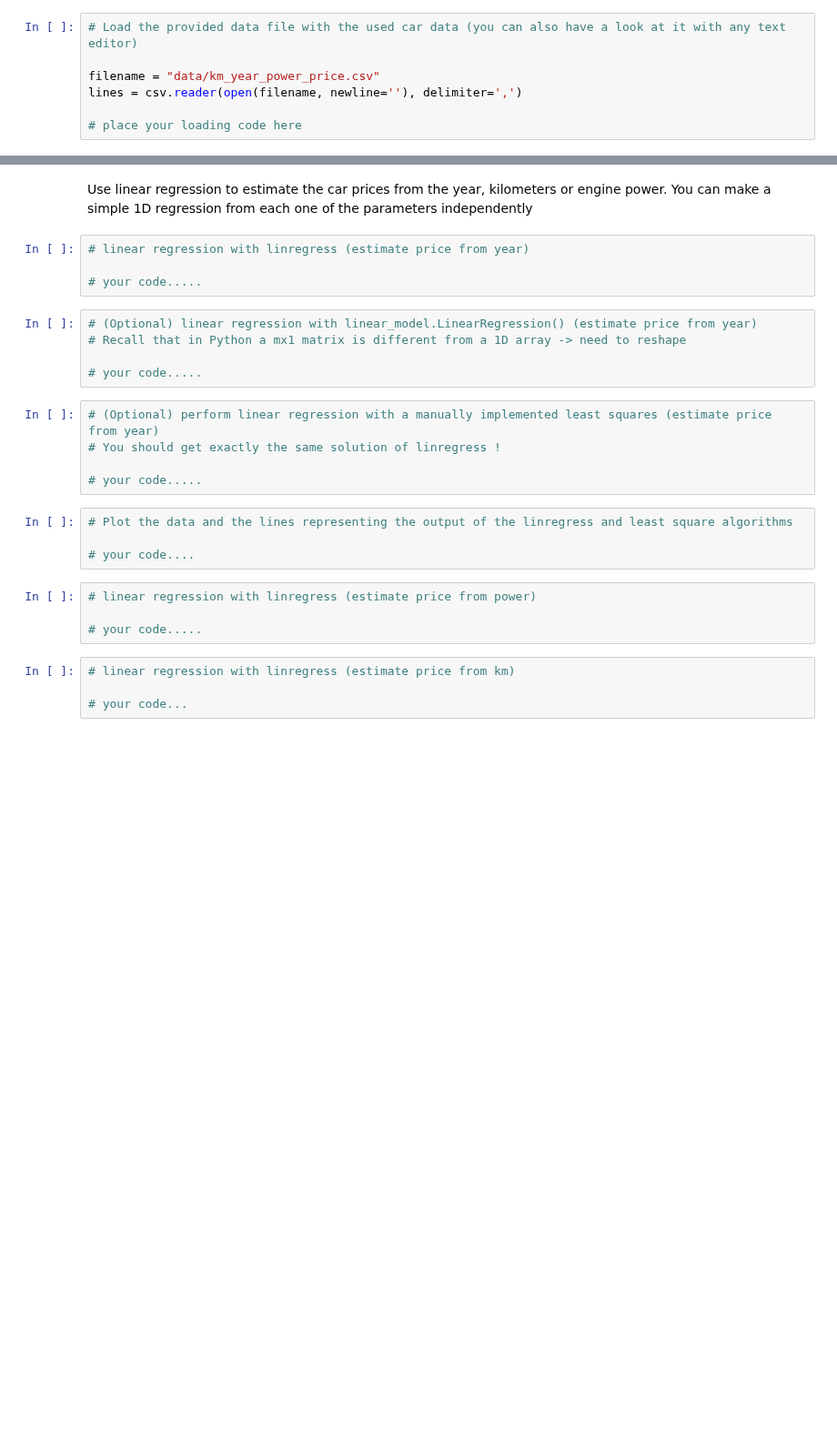
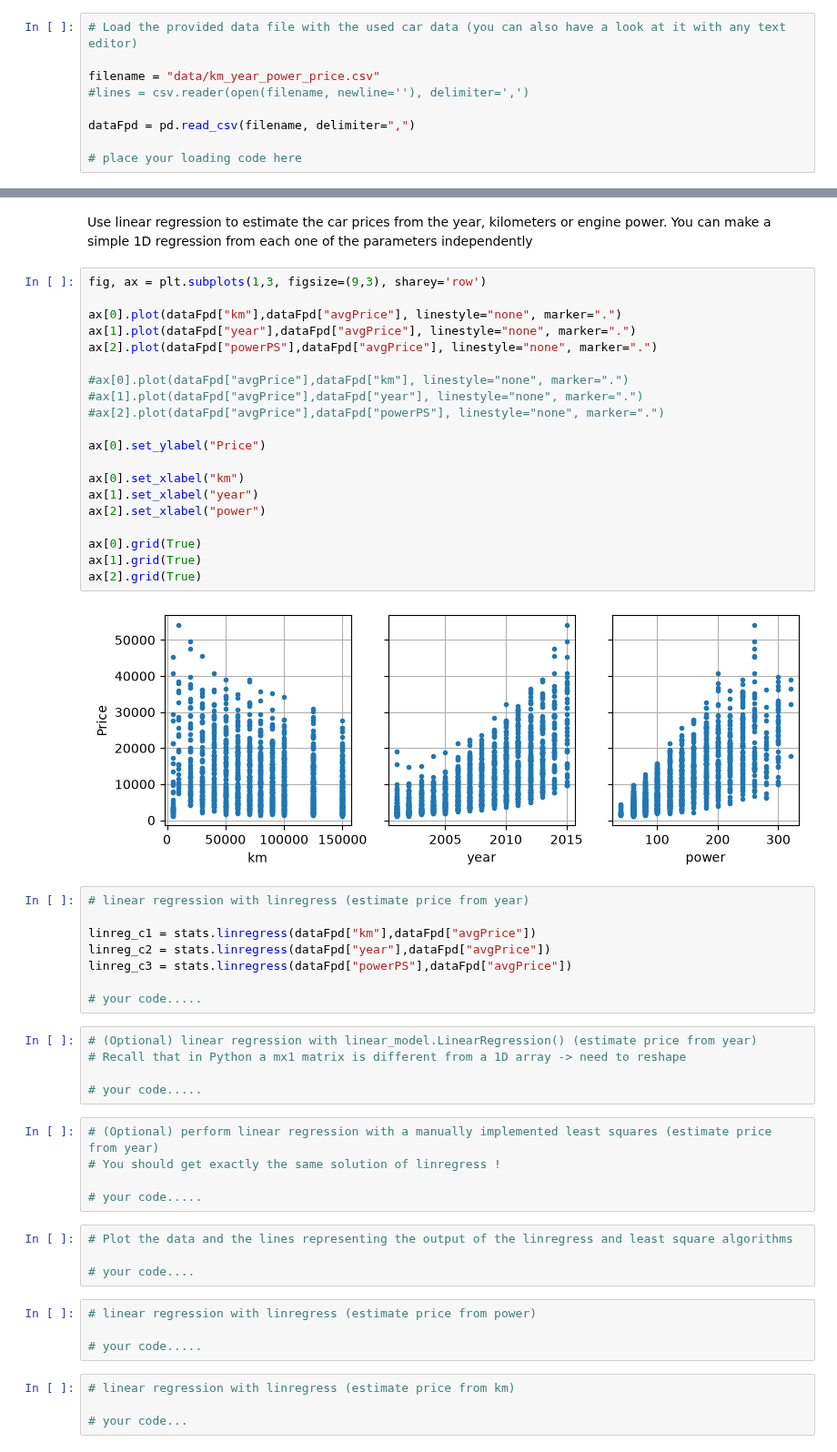
Before and after one commit to albertos-2002/ML-2627, a Jupyter notebook: 0 - intro/Lab 0 assignment.ipynb, the cells around one changed output, grey strips where cells are left out. Shown at 91% size. Saved outputs shown, nothing was run; the diff lists cells and outputs as text; blank space fills up the shorter version.

```diff
--- a/0 - intro/Lab 0 assignment.ipynb
+++ b/0 - intro/Lab 0 assignment.ipynb
@@ -28,6 +30,8 @@ from sklearn import linear_model
 # Load the provided data file with the used car data (you can also have a look at it with any text editor)
 
 filename = "data/km_year_power_price.csv"
-lines = csv.reader(open(filename, newline=''), delimiter=',')
+#lines = csv.reader(open(filename, newline=''), delimiter=',')
+
+dataFpd = pd.read_csv(filename, delimiter=",")
 
 # place your loading code here
@@ -34,9 +55,35 @@ lines = csv.reader(open(filename, newline=''), delimiter=',')
 # %% [markdown]
 Use linear regression to estimate the car prices from the year, kilometers or engine power.
 You can make a simple 1D regression from each one of the parameters independently
+# %%
+fig, ax = plt.subplots(1,3, figsize=(9,3), sharey='row')
+
+ax[0].plot(dataFpd["km"],dataFpd["avgPrice"], linestyle="none", marker=".")
+ax[1].plot(dataFpd["year"],dataFpd["avgPrice"], linestyle="none", marker=".")
+ax[2].plot(dataFpd["powerPS"],dataFpd["avgPrice"], linestyle="none", marker=".")
+
+#ax[0].plot(dataFpd["avgPrice"],dataFpd["km"], linestyle="none", marker=".")
+#ax[1].plot(dataFpd["avgPrice"],dataFpd["year"], linestyle="none", marker=".")
+#ax[2].plot(dataFpd["avgPrice"],dataFpd["powerPS"], linestyle="none", marker=".")
+
+ax[0].set_ylabel("Price")
+
+ax[0].set_xlabel("km")
+ax[1].set_xlabel("year")
+ax[2].set_xlabel("power")
+
+ax[0].grid(True)
+ax[1].grid(True)
+ax[2].grid(True)
+# %% [output]
+[figure, added]
 # %%
 # linear regression with linregress (estimate price from year)
 
+linreg_c1 = stats.linregress(dataFpd["km"],dataFpd["avgPrice"])
+linreg_c2 = stats.linregress(dataFpd["year"],dataFpd["avgPrice"])
+linreg_c3 = stats.linregress(dataFpd["powerPS"],dataFpd["avgPrice"])
+
 # your code.....
 # %%
 # (Optional) linear regression with linear_model.LinearRegression() (estimate price from year)
```
Also changed, not shown: parts of 3 cells of this notebook, 2 other files.
